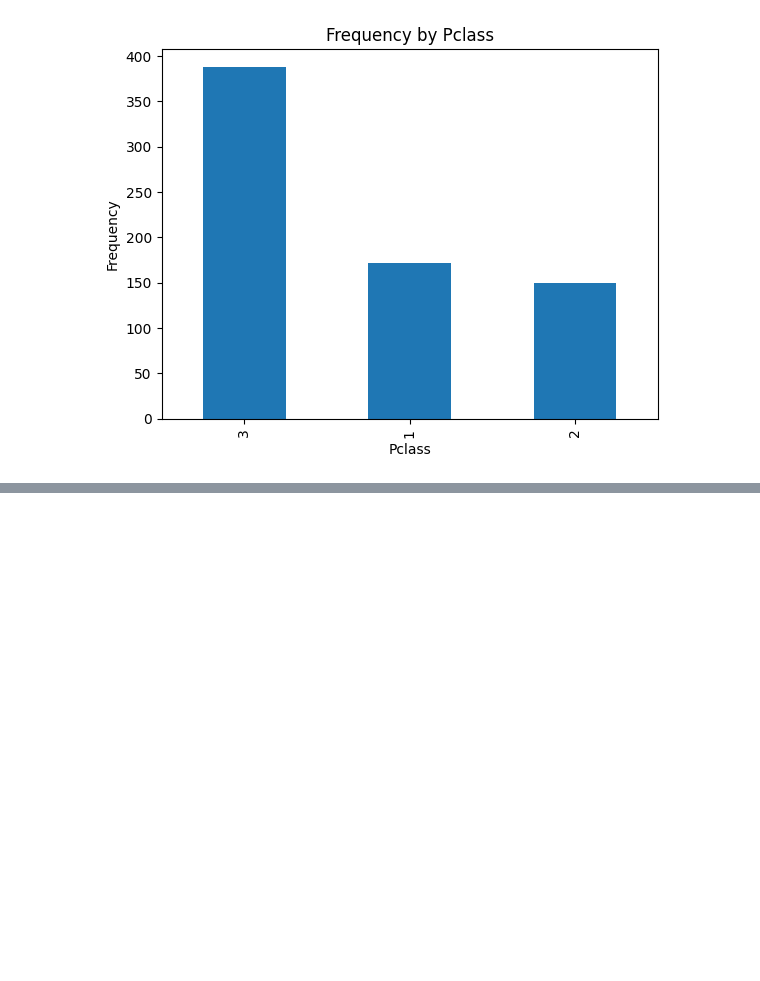
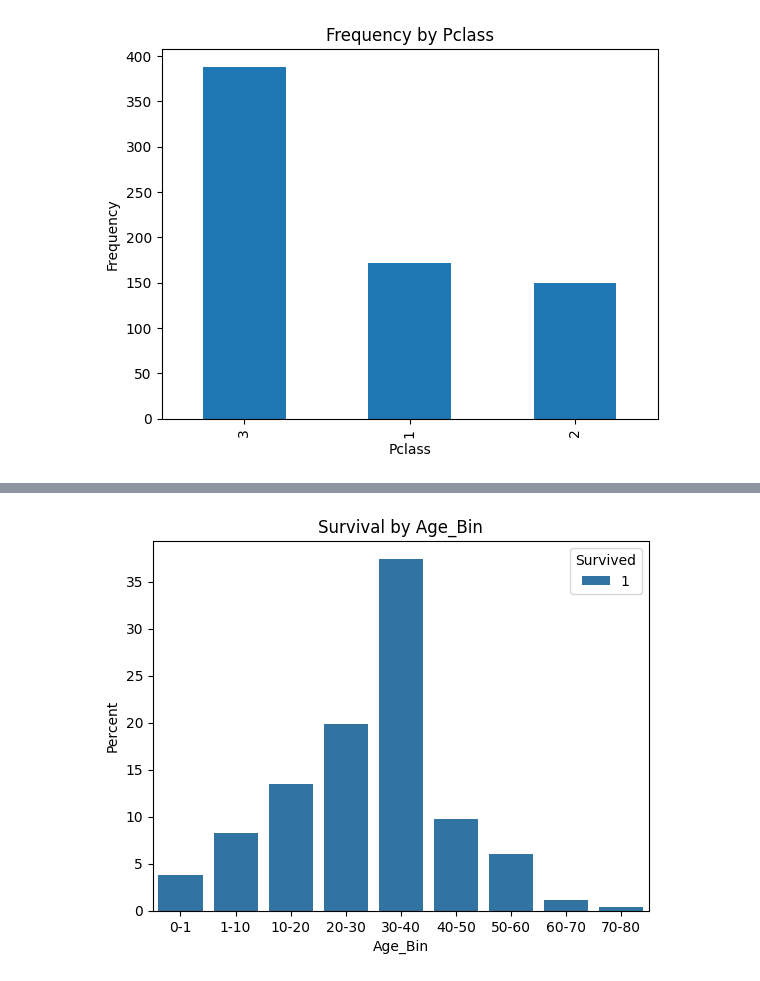
Before and after one commit to jacobpalinski/Titanic-Kaggle, a Jupyter notebook: Titanic-Kaggle.ipynb, the cells around one changed output, grey strips where cells are left out. Drawn from its saved outputs; the diff is of its cells as text; code cells hidden in the pictures; blank space fills up the shorter version.

Commit message:
Exploratory Data Analysis

```diff
--- a/Titanic-Kaggle.ipynb
+++ b/Titanic-Kaggle.ipynb
@@ -195,0 +210,16 @@ survival_rate_by_pclass.head()
+# %%
+# Generate countplot based on column bins
+def countplot_with_bins(bins:list, labels:list, column:str):
+    merged_train[f'{column}_Bin'] = pd.cut(merged_train[f'{column}'], bins=bins, labels=labels, include_lowest=True)
+    survived = merged_train[merged_train['Survived'] == 1]
+    plt.title(f'Survival by {column}_Bin')
+    plt.xlabel(f'{column}_Bin')
+    plt.ylabel('Percent')
+    sns.countplot(data=survived, x=f'{column}_Bin', hue='Survived', stat='percent')
+# %%
+# Survival rate by age group
+bins = [0,1,10,20,30,40,50,60,70,80]
+labels = ['0-1', '1-10', '10-20', '20-30', '30-40', '40-50', '50-60', '60-70', '70-80']
+countplot_with_bins(bins=bins, labels=labels, column='Age')
+# %% [output]
+[figure, added]
```
Also changed, not shown: parts of 16 cells of this notebook.
